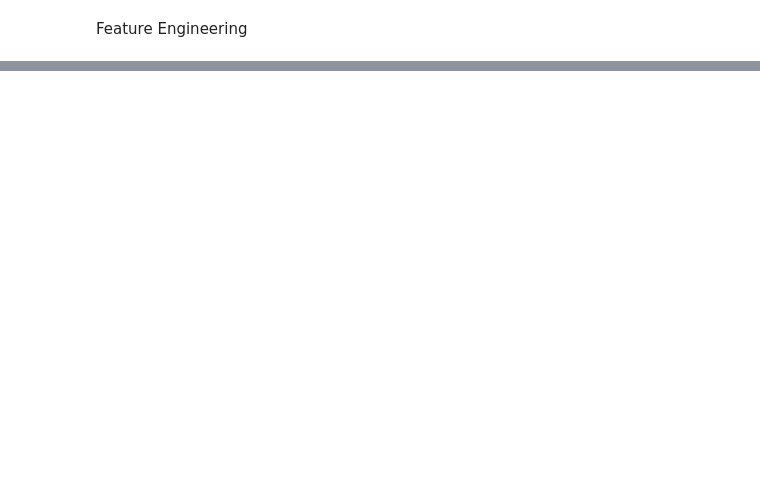
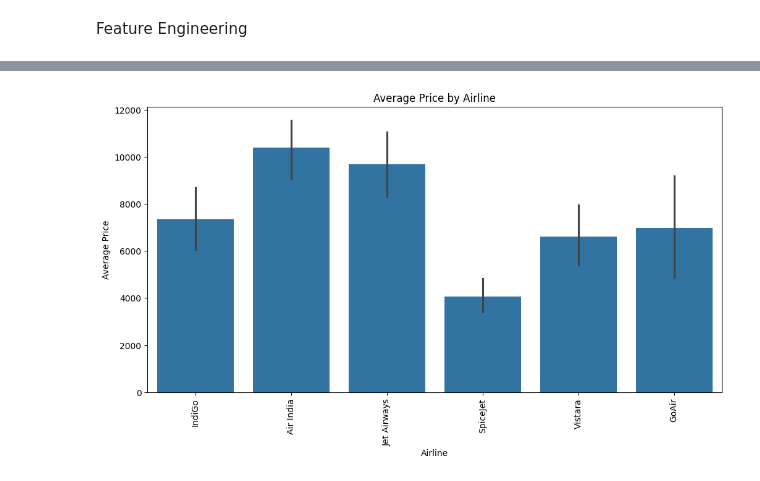
Before and after one commit to ojaspaul123/Projects, a Jupyter notebook: flight_price_analysis_and_prediction.ipynb, the cells around one changed output, grey strips where cells are left out. Saved outputs shown, nothing was run; the diff lists cells and outputs as text; code cells hidden in the pictures; blank space fills up the shorter version.

```diff
--- a/flight_price_analysis_and_prediction.ipynb
+++ b/flight_price_analysis_and_prediction.ipynb
@@ -77,0 +94,11 @@ df.head()
+# %%
+# Average price by airline
+plt.figure(figsize=(12, 6))
+sns.barplot(x='Airline', y='Price', data=df, estimator=np.mean)
+plt.title('Average Price by Airline')
+plt.xlabel('Airline')
+plt.ylabel('Average Price')
+plt.xticks(rotation=90)
+plt.show()
+# %% [output]
+[figure, added]
```
Also changed, not shown: parts of 5 cells of this notebook.
